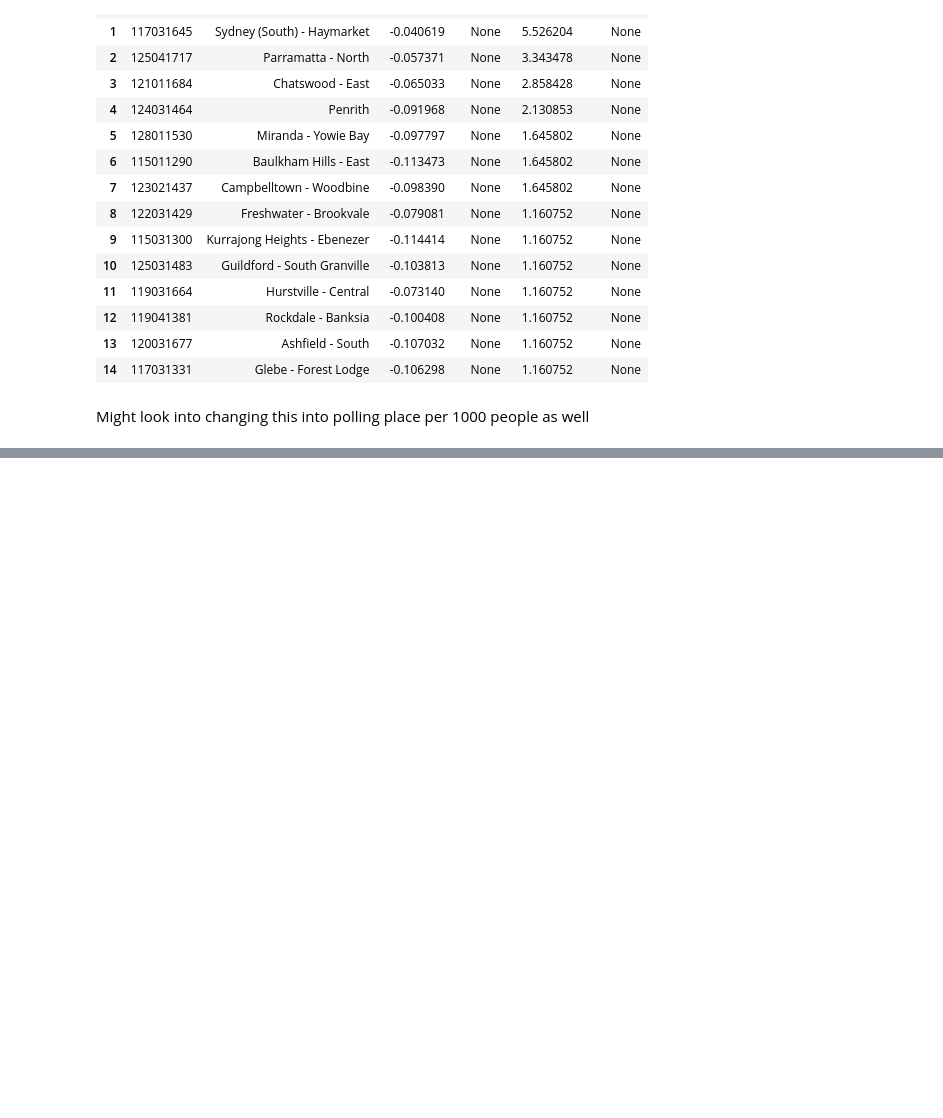
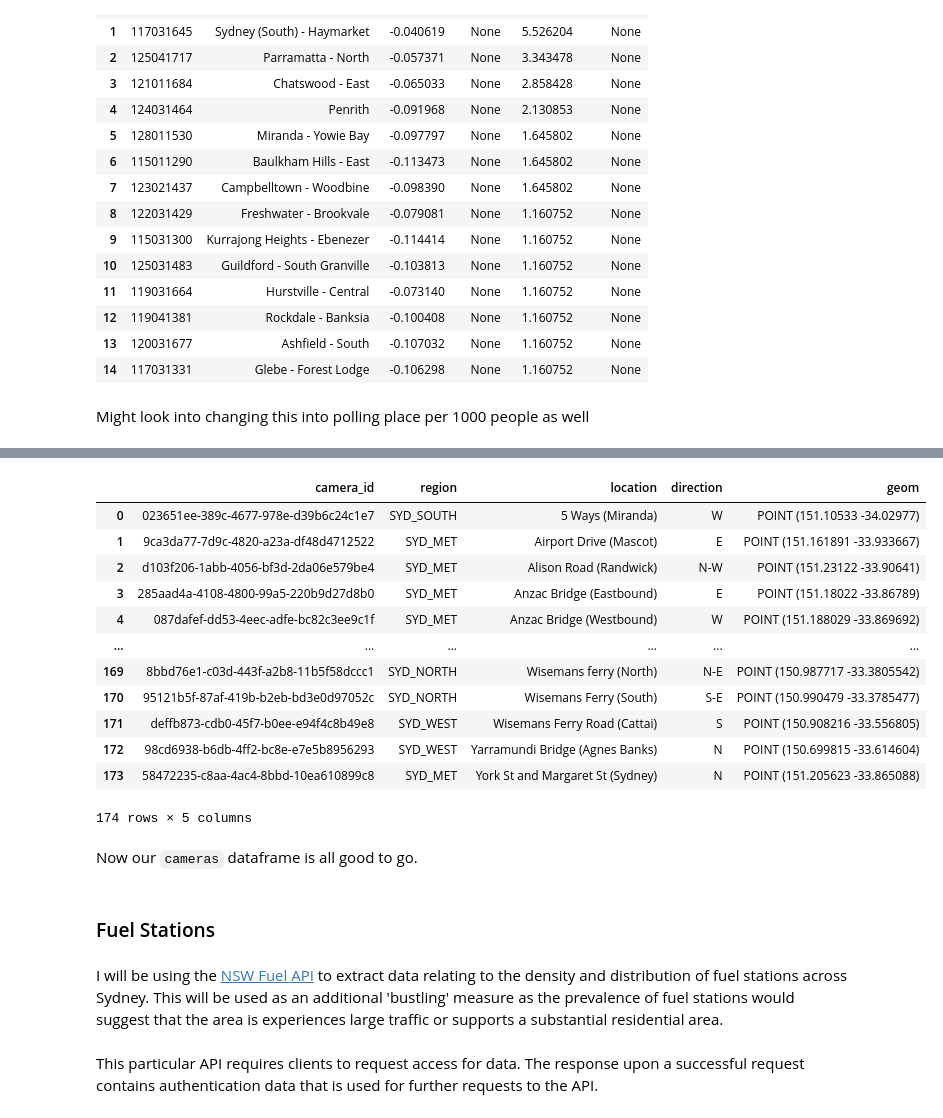
Before and after one commit to infernocadet/greater-sydney-analysis, a Jupyter notebook: Greater Sydney Analysis.ipynb, the cells around one changed output, grey strips where cells are left out. Drawn from its saved outputs; the diff is of its cells as text; code cells hidden in the pictures; blank space fills up the shorter version.

```diff
--- a/Greater Sydney Analysis.ipynb
+++ b/Greater Sydney Analysis.ipynb
@@ -2300,0 +2189,23 @@ Might look into changing this into polling place per 1000 people as well
+# %%
+cameras.rename(columns={'id': 'camera_id', 'Region': 'region', 'Camera Location': 'location', 'Direction': 'direction'}, inplace=True)
+cameras
+# %% [output]
+|  | camera_id | region | location | direction | geom |
+| 0 | 023651ee-389c-4677-978e-d39b6c24c1e7 | SYD_SOUTH | 5 Ways (Miranda) | W | POINT (151.10533 -34.02977) |
+| 1 | 9ca3da77-7d9c-4820-a23a-df48d4712522 | SYD_MET | Airport Drive (Mascot) | E | POINT (151.161891 -33.933667) |
+| 2 | d103f206-1abb-4056-bf3d-2da06e579be4 | SYD_MET | Alison Road (Randwick) | N-W | POINT (151.23122 -33.90641) |
+| 3 | 285aad4a-4108-4800-99a5-220b9d27d8b0 | SYD_MET | Anzac Bridge (Eastbound) | E | POINT (151.18022 -33.86789) |
+| 4 | 087dafef-dd53-4eec-adfe-bc82c3ee9c1f | SYD_MET | Anzac Bridge (Westbound) | W | POINT (151.188029 -33.869692) |
+| ... | ... | ... | ... | ... | ... |
+| 169 | 8bbd76e1-c03d-443f-a2b8-11b5f58dccc1 | SYD_NORTH | Wisemans ferry (North) | N-E | POINT (150.987717 -33.3805542) |
+| 170 | 95121b5f-87af-419b-b2eb-bd3e0d97052c | SYD_NORTH | Wisemans Ferry (South) | S-E | POINT (150.990479 -33.3785477) |
+| 171 | deffb873-cdb0-45f7-b0ee-e94f4c8b49e8 | SYD_WEST | Wisemans Ferry Road (Cattai) | S | POINT (150.908216 -33.556805) |
+| 172 | 98cd6938-b6db-4ff2-bc8e-e7e5b8956293 | SYD_WEST | Yarramundi Bridge (Agnes Banks) | N | POINT (150.699815 -33.614604) |
+| 173 | 58472235-c8aa-4ac4-8bbd-10ea610899c8 | SYD_MET | York St and Margaret St (Sydney) | N | POINT (151.205623 -33.865088) |
+174 rows × 5 columns
+# %% [markdown]
+Now our `cameras` dataframe is all good to go.
+# %% [markdown]
+### Fuel Stations
+# %% [markdown]
+I will be using the [NSW Fuel API](https://api.nsw.gov.au/Product/Index/22) to extract data relating to the density and distribution of fuel stations across Sydney. This will be used as an additional 'bustling' measure as the prevalence of fuel stations would suggest that the area is experiences large traffic or supports a substantial residential area.
@@ -2300,0 +2234,2 @@ Might look into changing this into polling place per 1000 people as well
+# %% [markdown]
+This particular API requires clients to request access for data. The response upon a successful request contains authentication data that is used for further requests to the API.
```
Also changed, not shown: parts of 39 cells of this notebook.
